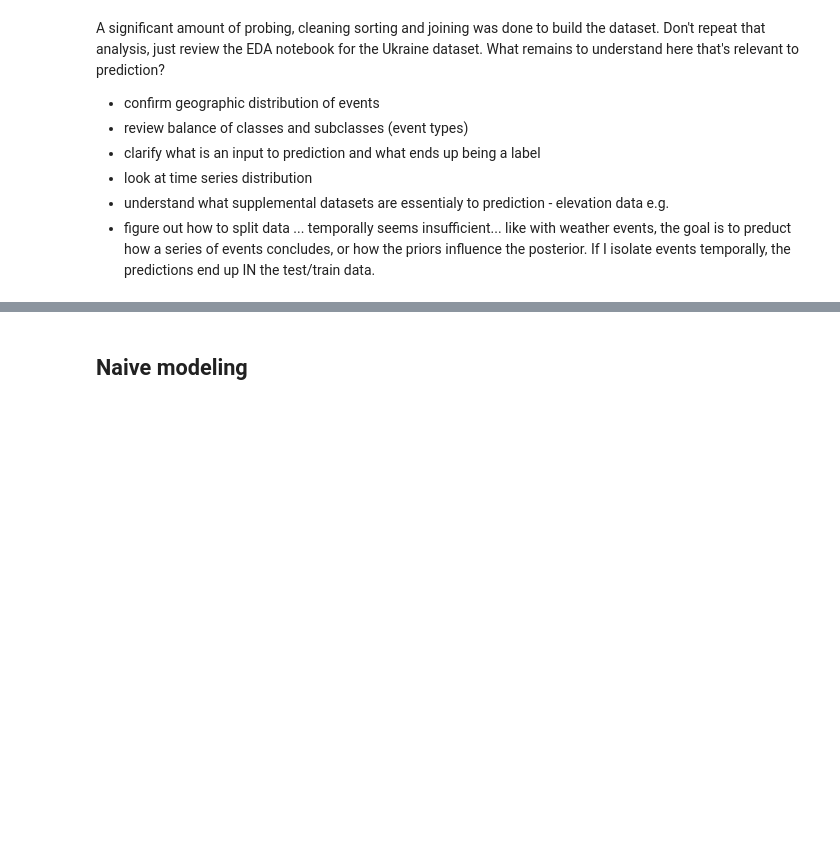
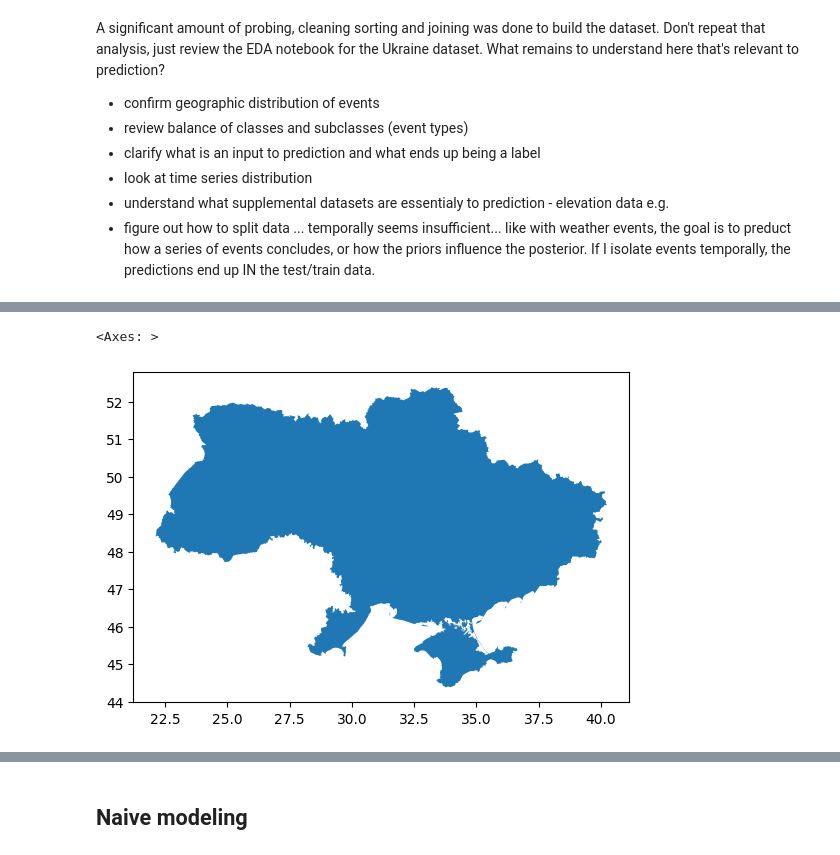
Before and after one commit to auto-d/flashpoint-detector, a Jupyter notebook: notebooks/eda.ipynb, the cells around one changed output, grey strips where cells are left out. Cells and saved outputs as stored; diff of their text form; code cells hidden in the pictures; blank space fills up the shorter version.

```diff
--- a/notebooks/eda.ipynb
+++ b/notebooks/eda.ipynb
@@ -56,0 +165,12 @@ A significant amount of probing, cleaning sorting and joining was done to build
+# %%
+ukraine_admin_gdb = "../data/ukr_admbnd_sspe_20240416_AB_GDB.gdb"
+# ukraine_level_4_lyr = 3
+# ukraine_level_3_lyr = 4
+# ukraine_level_2_lyr = 5
+# ukraine_level_1_lyr = 6
+# ukraine_level_0_lyr = 7
+admin = gpd.read_file(ukraine_admin_gdb, layer=7)
+admin.plot()
+# %% [output]
+<Axes: >
+[figure, added]
```
Also changed, not shown: parts of 24 cells of this notebook, 3 other files.
